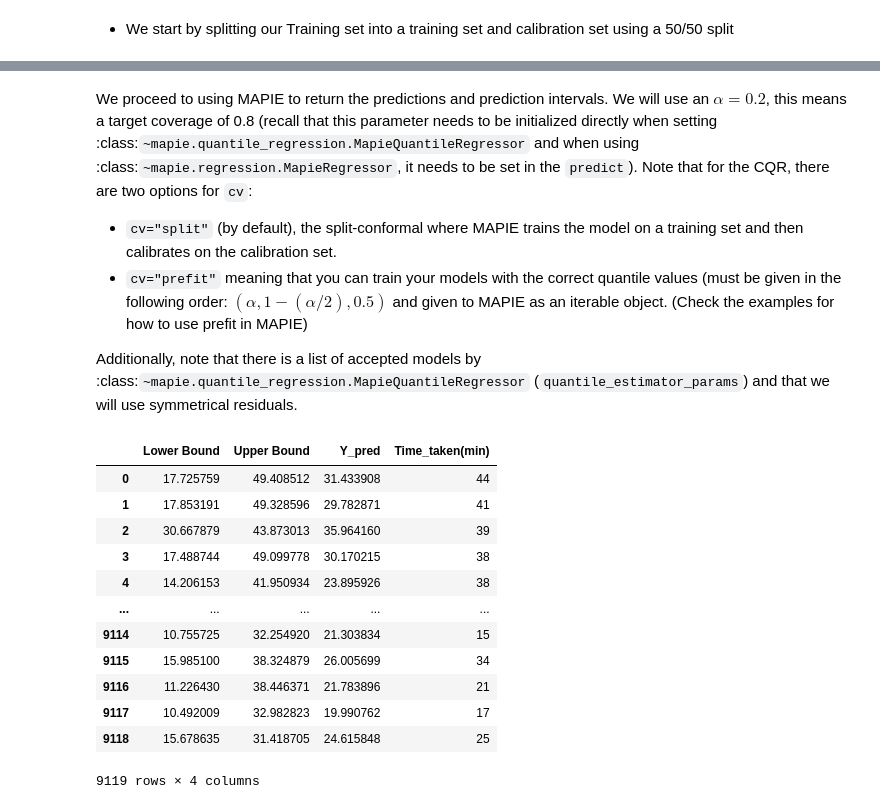
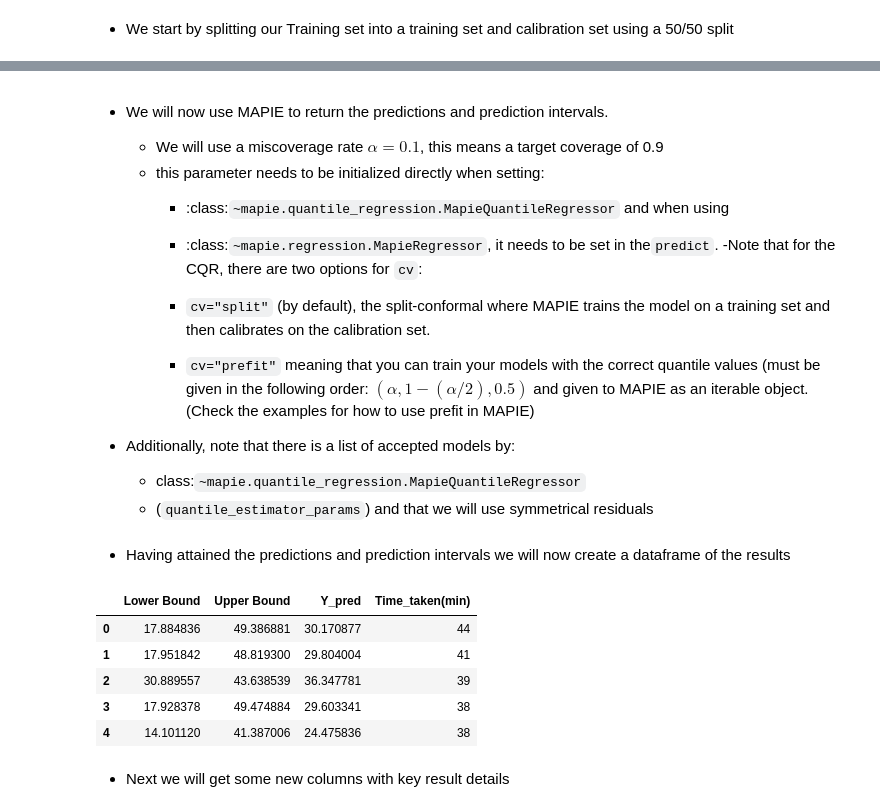
Before and after one commit to AlbertHunduza/DelivTimeAI, a Jupyter notebook: Prediction_Model.ipynb, the cells around one changed output, grey strips where cells are left out. Drawn from its saved outputs; the diff is of its cells as text; code cells hidden in the pictures.

```diff
--- a/Prediction_Model.ipynb
+++ b/Prediction_Model.ipynb
@@ -393,20 +292,15 @@ def plot_prediction_intervals(
 # %% [markdown]
-We proceed to using MAPIE to return the predictions and prediction intervals.
-We will use an $\alpha=0.2$, this means a target coverage of 0.8
-(recall that this parameter needs to be initialized directly when setting
-:class:`~mapie.quantile_regression.MapieQuantileRegressor` and when using
-:class:`~mapie.regression.MapieRegressor`, it needs to be set in the
-``predict``).
-Note that for the CQR, there are two options for ``cv``:
+* We will now use MAPIE to return the predictions and prediction intervals.
+  - We will use a miscoverage rate $\alpha=0.1$, this means a target coverage of 0.9
+  - this parameter needs to be initialized directly when setting:
+    - :class:`~mapie.quantile_regression.MapieQuantileRegressor` and when using
+    - :class:`~mapie.regression.MapieRegressor`, it needs to be set in the``predict``.
+  -Note that for the CQR, there are two options for ``cv``:
 
-* ``cv="split"`` (by default), the split-conformal where MAPIE trains the
-  model on a training set and then calibrates on the calibration set.
-* ``cv="prefit"`` meaning that you can train your models with the correct
-  quantile values (must be given in the following order:
-  $(\alpha, 1-(\alpha/2), 0.5)$ and given to MAPIE as an iterable
-  object. (Check the examples for how to use prefit in MAPIE)
+    - ``cv="split"`` (by default), the split-conformal where MAPIE trains the model on a training set and then calibrates on the calibration set.
+    - ``cv="prefit"`` meaning that you can train your models with the correct quantile values (must be given in the following order: $(\alpha, 1-(\alpha/2), 0.5)$ and given to MAPIE as an iterable object. (Check the examples for how to use prefit in MAPIE)
 
-Additionally, note that there is a list of accepted models by
-:class:`~mapie.quantile_regression.MapieQuantileRegressor`
-(``quantile_estimator_params``) and that we will use symmetrical residuals.
+* Additionally, note that there is a list of accepted models by:
+    - class:`~mapie.quantile_regression.MapieQuantileRegressor`
+    - (``quantile_estimator_params``) and that we will use symmetrical residuals
 # %%
@@ -440,34 +346,32 @@ for strategy, params in STRATEGIES.items():
         y_pis[strategy][:, 0, 0],
         y_pis[strategy][:, 1, 0]
         )
+# %% [markdown]
+* Having attained the predictions and prediction intervals we will now create a dataframe of the results
 # %%
 lower_bound = y_pis['cqr'][:, 0, 0]  # Extract lower bound values
 upper_bound = y_pis['cqr'][:, 1, 0]  # Extract upper bound values
 
 # Create DataFrame
 df = pd.DataFrame({'Lower Bound': lower_bound, 'Upper Bound': upper_bound, 'Y_pred': y_pred['cqr']})
 
-
-
+# Reset the index of y_test and drop the old index
 ytest_reset = y_test.reset_index(drop=True)  # Reset the index of df2 and drop the old index
 
+# Concatenate ytest_reset and df
 results_df = pd.concat([df, ytest_reset], axis=1)
 
-results_df
+# Display the first five rows of results_df
+results_df.head()
 # %% [output]
 |  | Lower Bound | Upper Bound | Y_pred | Time_taken(min) |
-| 0 | 17.725759 | 49.408512 | 31.433908 | 44 |
-| 1 | 17.853191 | 49.328596 | 29.782871 | 41 |
-| 2 | 30.667879 | 43.873013 | 35.964160 | 39 |
-| 3 | 17.488744 | 49.099778 | 30.170215 | 38 |
-| 4 | 14.206153 | 41.950934 | 23.895926 | 38 |
-| ... | ... | ... | ... | ... |
-| 9114 | 10.755725 | 32.254920 | 21.303834 | 15 |
-| 9115 | 15.985100 | 38.324879 | 26.005699 | 34 |
-| 9116 | 11.226430 | 38.446371 | 21.783896 | 21 |
-| 9117 | 10.492009 | 32.982823 | 19.990762 | 17 |
-| 9118 | 15.678635 | 31.418705 | 24.615848 | 25 |
+| 0 | 17.884836 | 49.386881 | 30.170877 | 44 |
+| 1 | 17.951842 | 48.819300 | 29.804004 | 41 |
+| 2 | 30.889557 | 43.638539 | 36.347781 | 39 |
+| 3 | 17.928378 | 49.474884 | 29.603341 | 38 |
+| 4 | 14.101120 | 41.387006 | 24.475836 | 38 |
-9119 rows × 4 columns
+# %% [markdown]
+* Next we will get some new columns with key result details
 # %%
 # create new column to show if the actual value is within the prediction interval
 results_df['Within_Prediction_Interval'] = np.where((results_df['Time_taken(min)'] >= results_df['Lower Bound']) & (results_df['Time_taken(min)'] <= results_df['Upper Bound']), 'within', 'outside')
```
Also changed, not shown: parts of 16 cells of this notebook.
